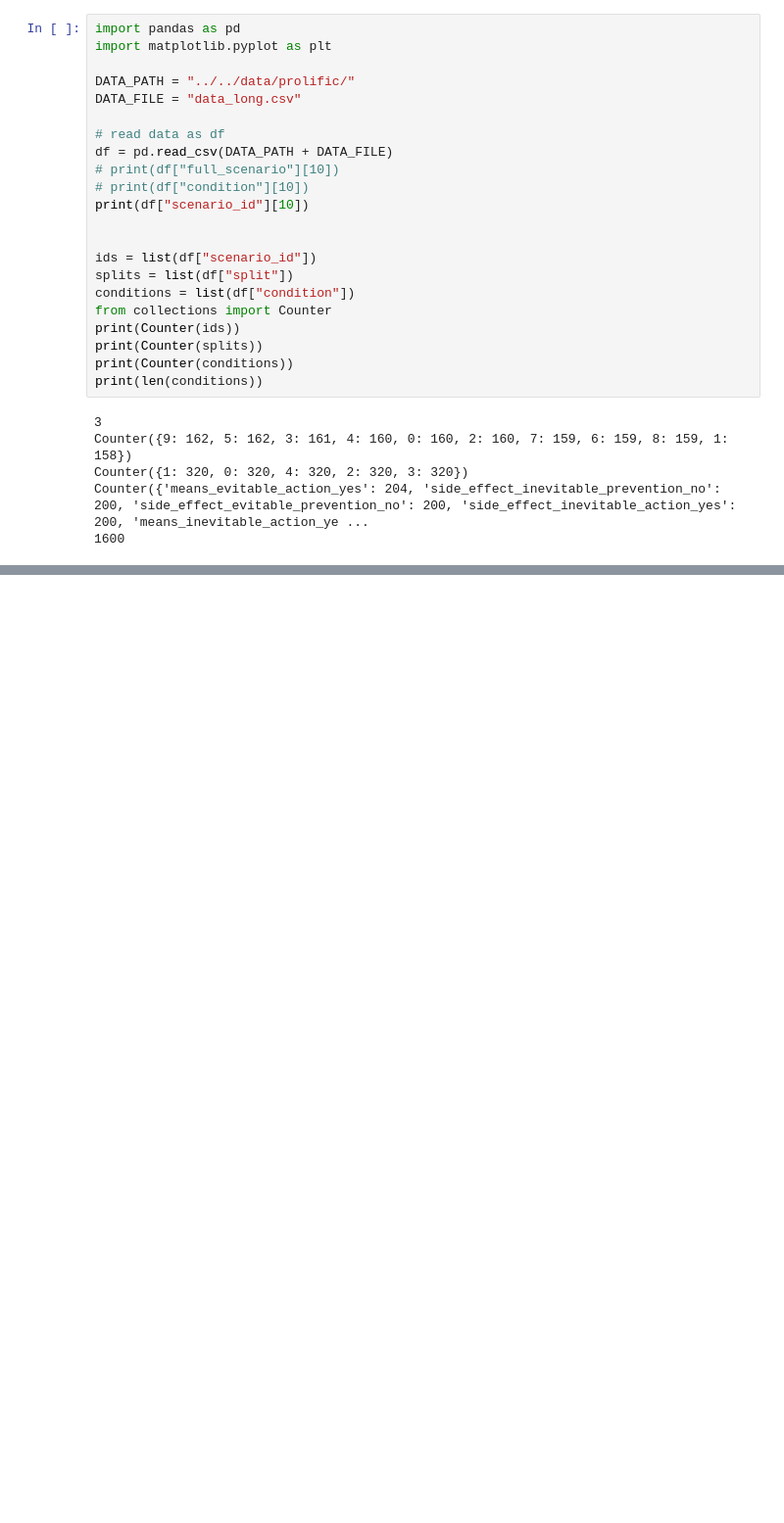
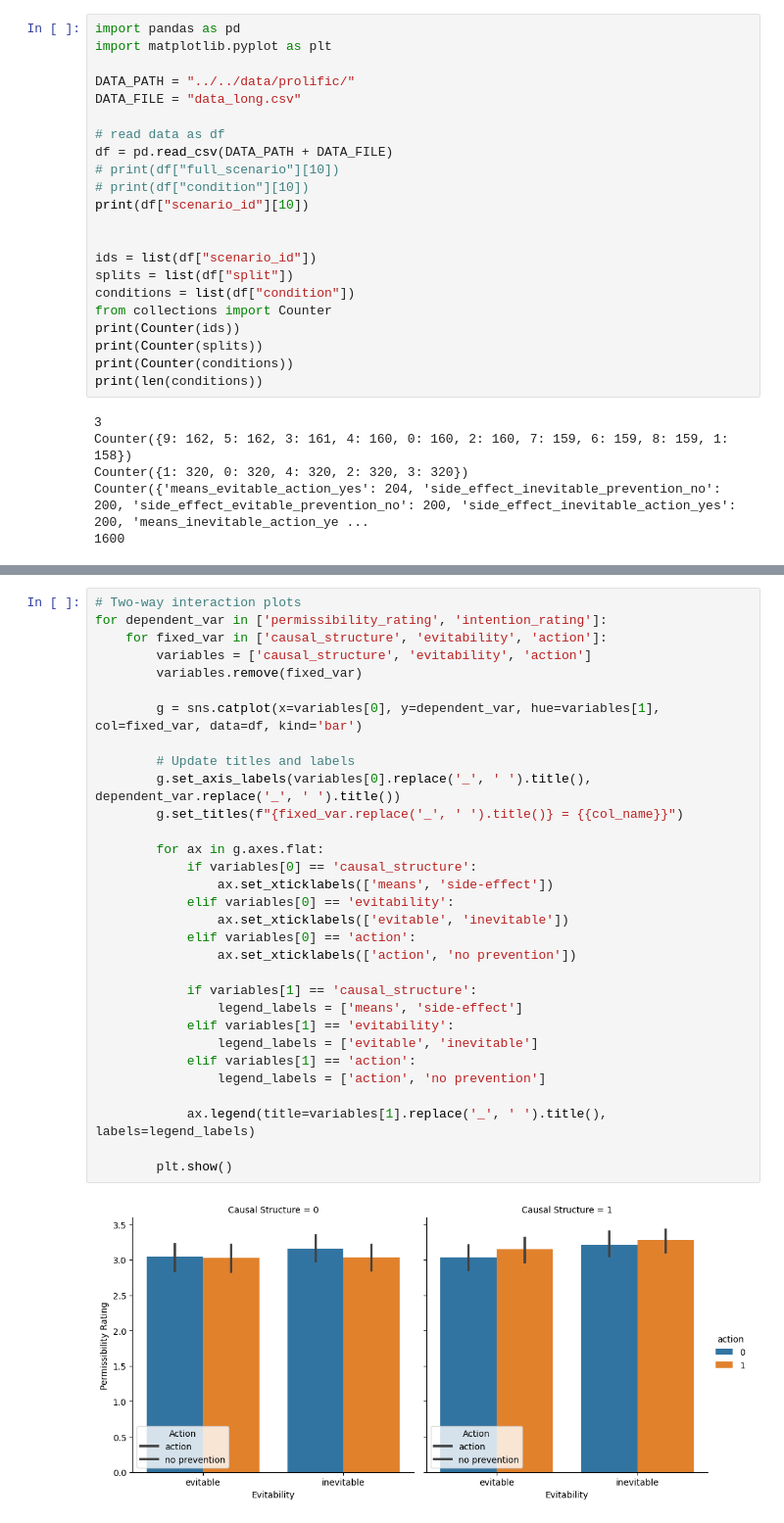
Before and after one commit to cicl-stanford/procedural-evals-moral, a Jupyter notebook: code/analysis/human_plots.ipynb, the cells around one changed output, grey strips where cells are left out. Shown at 98% size. Drawn from its saved outputs; the diff is of its cells as text; blank space fills up the shorter version.

Commit message:
human plots

```diff
--- a/code/analysis/human_plots.ipynb
+++ b/code/analysis/human_plots.ipynb
@@ -71,2 +73,35 @@ for dependent_var in ['permissibility_rating', 'intention_rating']:
 [figure]
 [figure]
+# %%
+# Two-way interaction plots
+for dependent_var in ['permissibility_rating', 'intention_rating']:
+    for fixed_var in ['causal_structure', 'evitability', 'action']:
+        variables = ['causal_structure', 'evitability', 'action']
+        variables.remove(fixed_var)
+
+        g = sns.catplot(x=variables[0], y=dependent_var, hue=variables[1], col=fixed_var, data=df, kind='bar')
+
+        # Update titles and labels
+        g.set_axis_labels(variables[0].replace('_', ' ').title(), dependent_var.replace('_', ' ').title())
+        g.set_titles(f"{fixed_var.replace('_', ' ').title()} = {{col_name}}")
+
+        for ax in g.axes.flat:
+            if variables[0] == 'causal_structure':
+                ax.set_xticklabels(['means', 'side-effect'])
+            elif variables[0] == 'evitability':
+                ax.set_xticklabels(['evitable', 'inevitable'])
+            elif variables[0] == 'action':
+                ax.set_xticklabels(['action', 'no prevention'])
+
+            if variables[1] == 'causal_structure':
+                legend_labels = ['means', 'side-effect']
+            elif variables[1] == 'evitability':
+                legend_labels = ['evitable', 'inevitable']
+            elif variables[1] == 'action':
+                legend_labels = ['action', 'no prevention']
+
+            ax.legend(title=variables[1].replace('_', ' ').title(), labels=legend_labels)
+
+        plt.show()
+# %% [output]
+[figure, added]
```
Also changed, not shown: parts of 2 cells of this notebook, 2 other files.
